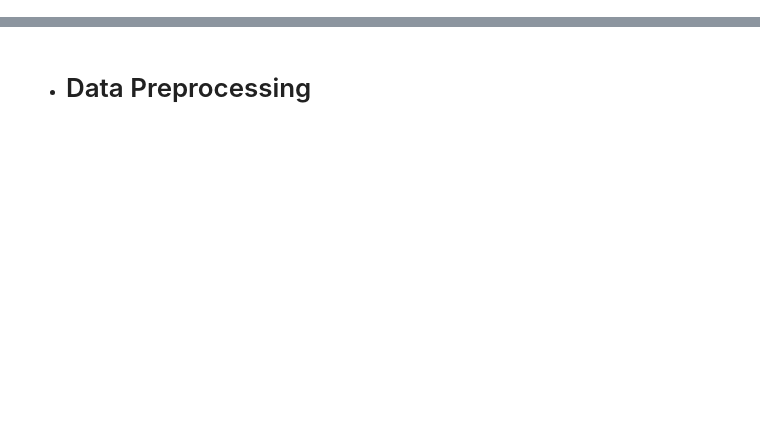
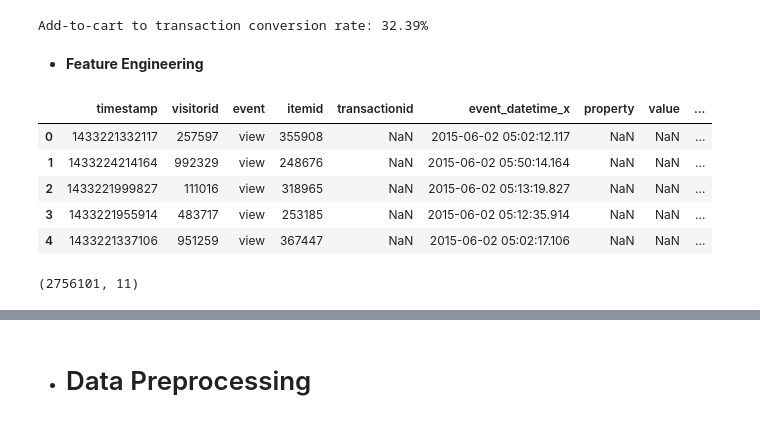
Before and after one commit to shwetak2191/Retailrocket-recommender-system, a Jupyter notebook: retailrocket-recommender-system.ipynb, the cells around one changed output, grey strips where cells are left out. Saved outputs shown, nothing was run; the diff lists cells and outputs as text; code cells hidden in the pictures; blank space fills up the shorter version.

```diff
--- a/retailrocket-recommender-system.ipynb
+++ b/retailrocket-recommender-system.ipynb
@@ -215,3 +396,27 @@ e_event['Day period'].value_counts()
+# %%
+#Add-to-cart to transaction conversion rate
+
+add_to_cart = e_event[e_event['event'] == 'addtocart']
+transactions = e_event[e_event['event'] == 'transaction']
+conversion_rate = len(transactions) / len(add_to_cart)
+
+print(f"Add-to-cart to transaction conversion rate: {conversion_rate:.2%}")
+# %% [output]
+Add-to-cart to transaction conversion rate: 32.39%
+# %% [markdown]
+* **Feature Engineering**
 # %%
 data = merged_events.copy()
 data.drop('event_datetime_y',axis=1)
+data.head()
+# %% [output]
+|  | timestamp | visitorid | event | itemid | transactionid | event_datetime_x | property | value | ... |
+| 0 | 1433221332117 | 257597 | view | 355908 | NaN | 2015-06-02 05:02:12.117 | NaN | NaN | ... |
+| 1 | 1433224214164 | 992329 | view | 248676 | NaN | 2015-06-02 05:50:14.164 | NaN | NaN | ... |
+| 2 | 1433221999827 | 111016 | view | 318965 | NaN | 2015-06-02 05:13:19.827 | NaN | NaN | ... |
+| 3 | 1433221955914 | 483717 | view | 253185 | NaN | 2015-06-02 05:12:35.914 | NaN | NaN | ... |
+| 4 | 1433221337106 | 951259 | view | 367447 | NaN | 2015-06-02 05:02:17.106 | NaN | NaN | ... |
+# %%
+data.shape
+# %% [output]
+(2756101, 11)
```
Also changed, not shown: parts of 46 cells of this notebook.
